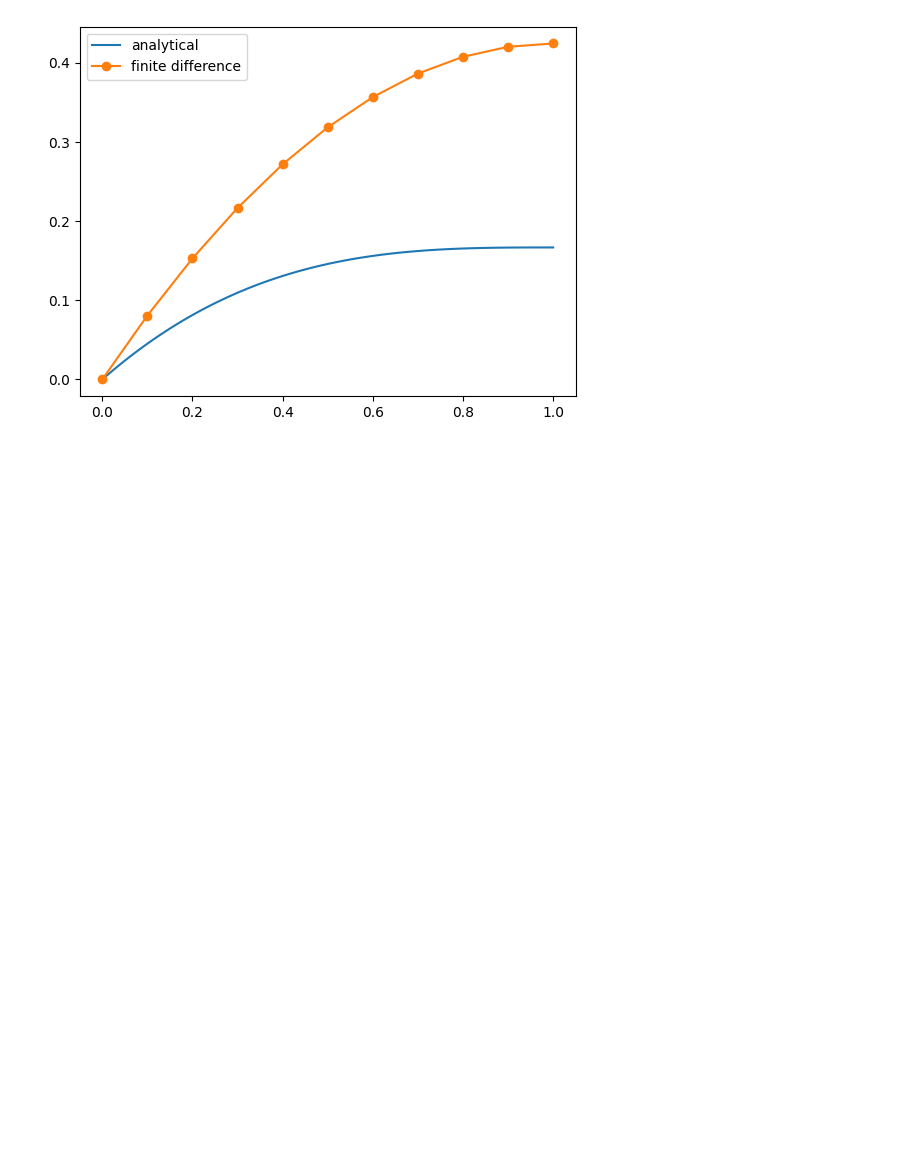
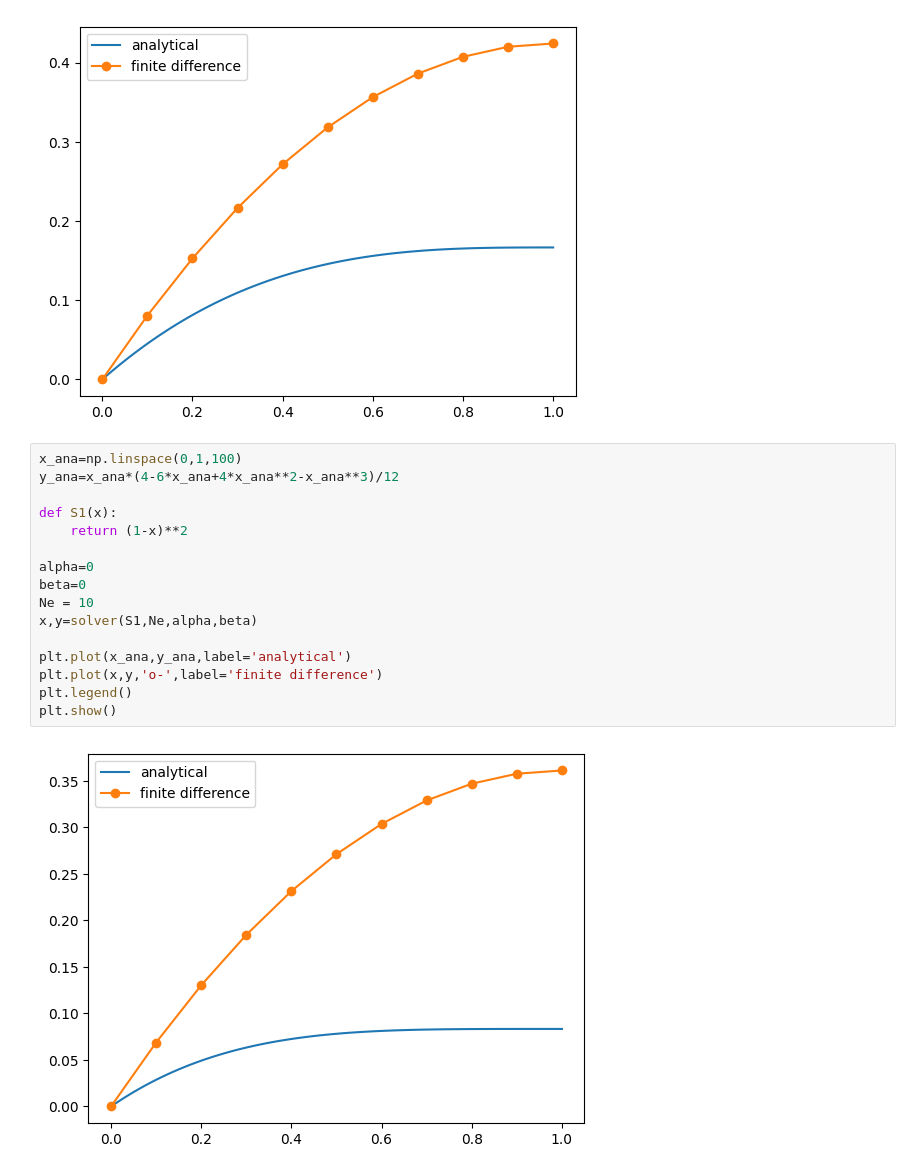
Before and after one commit to 000rla/Numerics_assignment_2, a Jupyter notebook: exercises.ipynb, the cells around one changed output. Cells and saved outputs as stored; diff of their text form; blank space fills up the shorter version.

Commit message:
added other examples for solver

```diff
--- a/exercises.ipynb
+++ b/exercises.ipynb
@@ -95,3 +95,21 @@ plt.legend()
 plt.show()
 # %% [output]
 [figure]
+# %%
+x_ana=np.linspace(0,1,100)
+y_ana=x_ana*(4-6*x_ana+4*x_ana**2-x_ana**3)/12
+
+def S1(x):
+    return (1-x)**2
+
+alpha=0
+beta=0
+Ne = 10
+x,y=solver(S1,Ne,alpha,beta)
+
+plt.plot(x_ana,y_ana,label='analytical')
+plt.plot(x,y,'o-',label='finite difference')
+plt.legend()
+plt.show()
+# %% [output]
+[figure, added]
```
Also changed, not shown: parts of 3 cells of this notebook.
